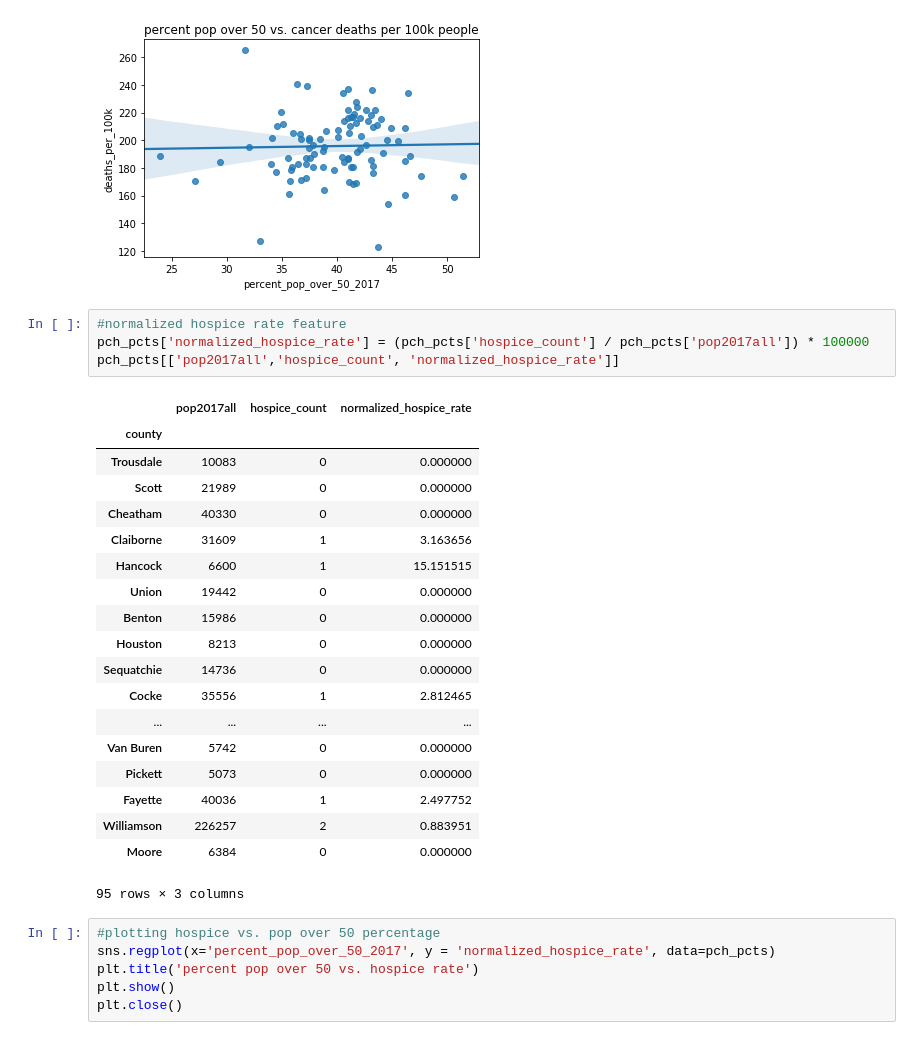
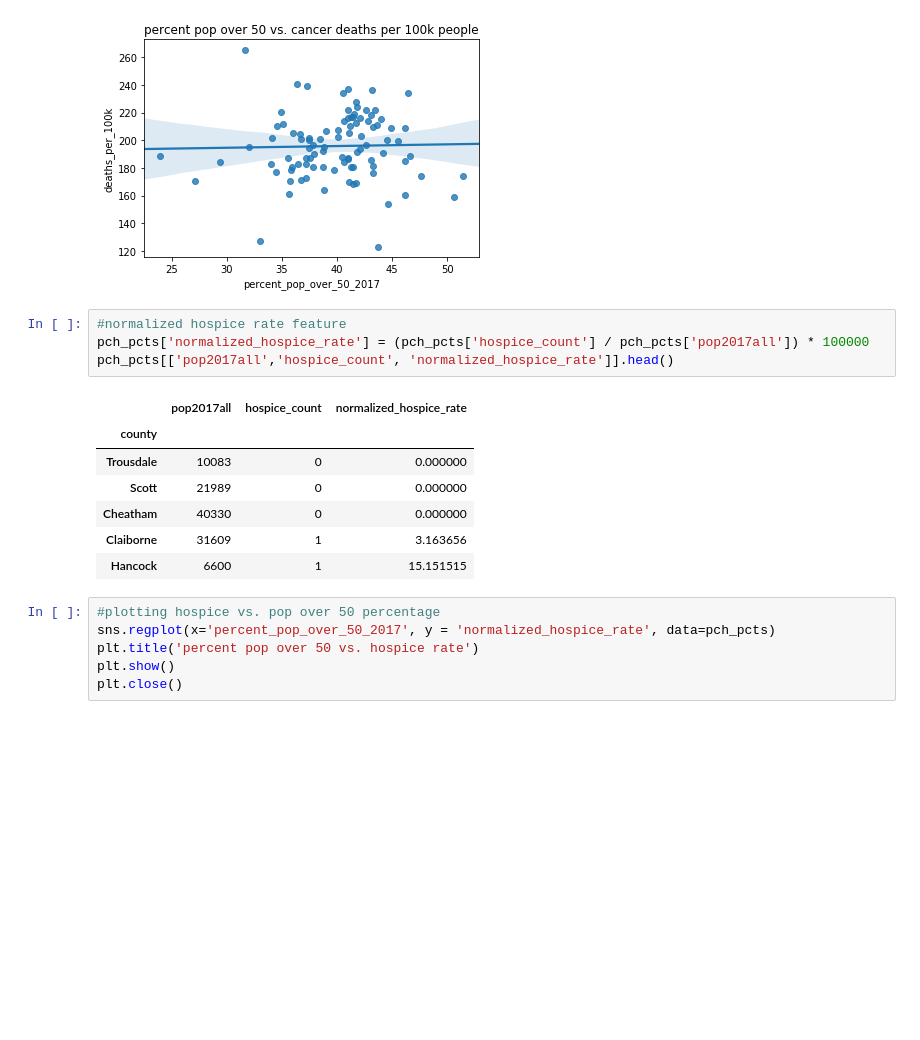
Before and after one commit to praelfj/vanderbilt-aspire-data-essentials, a Jupyter notebook: week_3_and_onward_notebook.ipynb, the cells around one changed output. Drawn from its saved outputs; the diff is of its cells as text; blank space fills up the shorter version.

```diff
--- a/week_3_and_onward_notebook.ipynb
+++ b/week_3_and_onward_notebook.ipynb
@@ -453,27 +413,15 @@ plt.close()
 # %%
 #normalized hospice rate feature
 pch_pcts['normalized_hospice_rate'] = (pch_pcts['hospice_count'] / pch_pcts['pop2017all']) * 100000
-pch_pcts[['pop2017all','hospice_count', 'normalized_hospice_rate']]
+pch_pcts[['pop2017all','hospice_count', 'normalized_hospice_rate']].head()
 # %% [output]
 |  | pop2017all | hospice_count | normalized_hospice_rate |
 | county |  |  |  |
 | Trousdale | 10083 | 0 | 0.000000 |
 | Scott | 21989 | 0 | 0.000000 |
 | Cheatham | 40330 | 0 | 0.000000 |
 | Claiborne | 31609 | 1 | 3.163656 |
 | Hancock | 6600 | 1 | 15.151515 |
-| Union | 19442 | 0 | 0.000000 |
-| Benton | 15986 | 0 | 0.000000 |
-| Houston | 8213 | 0 | 0.000000 |
-| Sequatchie | 14736 | 0 | 0.000000 |
-| Cocke | 35556 | 1 | 2.812465 |
-| ... | ... | ... | ... |
-| Van Buren | 5742 | 0 | 0.000000 |
-| Pickett | 5073 | 0 | 0.000000 |
-| Fayette | 40036 | 1 | 2.497752 |
-| Williamson | 226257 | 2 | 0.883951 |
-| Moore | 6384 | 0 | 0.000000 |
-95 rows × 3 columns
 # %%
 #plotting hospice vs. pop over 50 percentage
 sns.regplot(x='percent_pop_over_50_2017', y = 'normalized_hospice_rate', data=pch_pcts)
```
Also changed, not shown: parts of 4 cells of this notebook.
